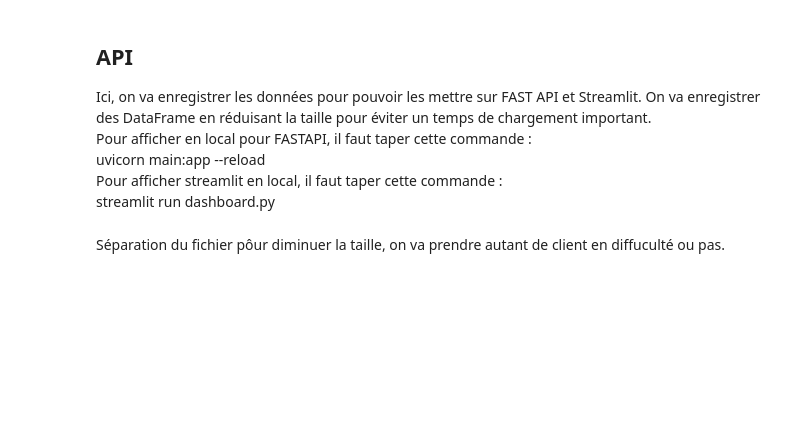
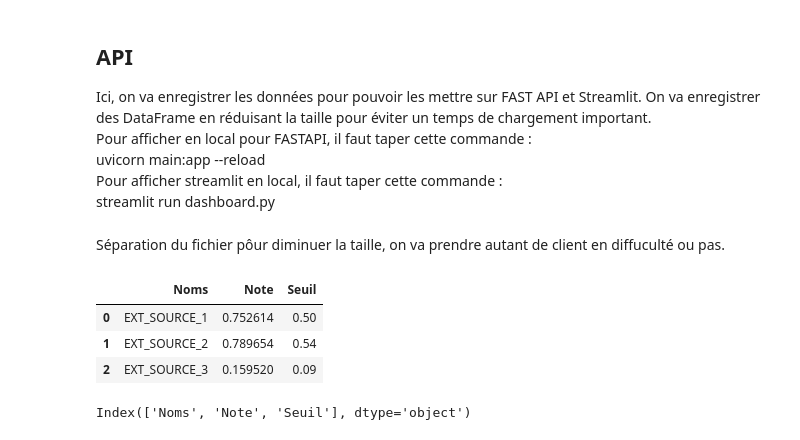
Before and after one commit to CecileLecoublet/Projet-7, a Jupyter notebook: Projet_7_3_Model.ipynb, the cells around one changed output. Drawn from its saved outputs; the diff is of its cells as text; code cells hidden in the pictures; blank space fills up the shorter version.

Commit message:
Ajout de seuil

```diff
--- a/Projet_7_3_Model.ipynb
+++ b/Projet_7_3_Model.ipynb
@@ -833,3 +833,23 @@ test = test[test['SK_ID_CURR'].isin(X_test_scaled['SK_ID_CURR'].values)]
 X_test_scaled.to_csv("data/X_test_scaled.csv", index=False)
 X_train_smote.to_csv("data/X_train_scaled.csv", index=False)
 test.to_csv("data/X_test.csv", index=False)
+# %%
+import plotly.express as px
+from plotly.offline import iplot
+prov = tab_test[["EXT_SOURCE_1", "EXT_SOURCE_2", "EXT_SOURCE_3"]].copy()
+prov = pd.DataFrame(prov.iloc[0])
+seuil = pd.DataFrame([0.50,0.54,0.09])
+seuil.index = prov.index
+
+prov = prov.reset_index()
+seuil = seuil.reset_index()
+prov.columns = ["Noms", "Note", "Seuil"]
+seuil.columns = ["Noms", "Seuil"]
+# %%
+prov = pd.merge(prov, seuil, on = "Noms", how = 'outer')
+prov
+# %% [output]
+|  | Noms | Note | Seuil |
+| 0 | EXT_SOURCE_1 | 0.752614 | 0.50 |
+| 1 | EXT_SOURCE_2 | 0.789654 | 0.54 |
+| 2 | EXT_SOURCE_3 | 0.159520 | 0.09 |
@@ -835,0 +862,4 @@ test.to_csv("data/X_test.csv", index=False)
+# %%
+prov.columns
+# %% [output]
+Index(['Noms', 'Note', 'Seuil'], dtype='object')
```
Also changed, not shown: parts of 3 cells of this notebook, 3 other files.
